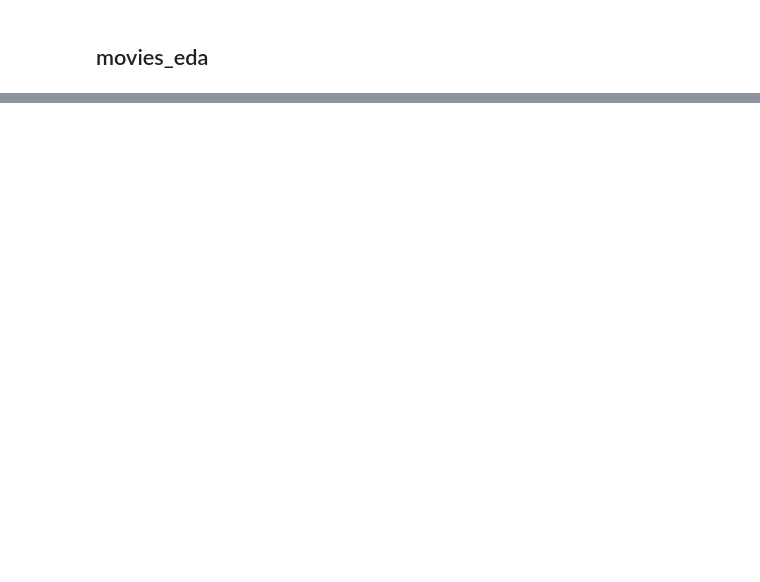
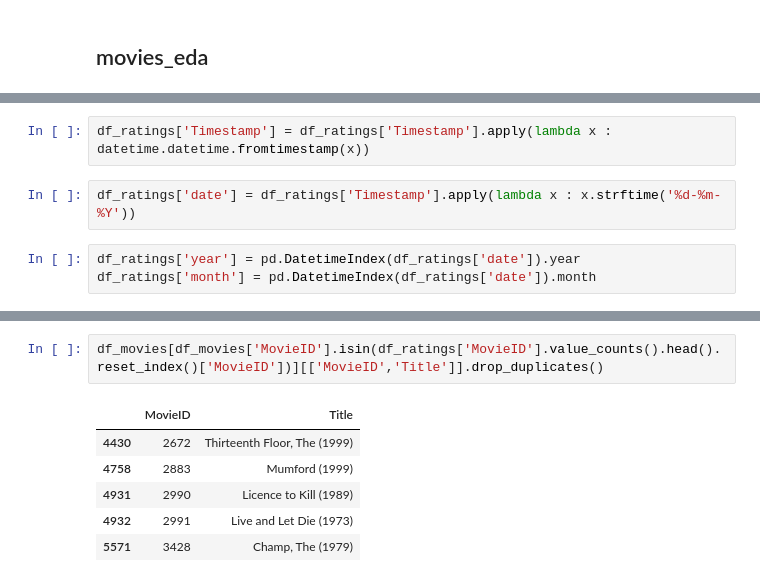
Before and after one commit to anidec25/Linear-Regression, a Jupyter notebook: Recommender System/zee_casestudy.ipynb, the cells around one changed output, grey strips where cells are left out. Saved outputs shown, nothing was run; the diff lists cells and outputs as text; blank space fills up the shorter version.

```diff
--- a/Recommender System/zee_casestudy.ipynb
+++ b/Recommender System/zee_casestudy.ipynb
@@ -291,0 +438,7 @@ df_movies['Title'].reset_index()
+# %%
+df_ratings['Timestamp'] = df_ratings['Timestamp'].apply(lambda x : datetime.datetime.fromtimestamp(x))
+# %%
+df_ratings['date'] = df_ratings['Timestamp'].apply(lambda x : x.strftime('%d-%m-%Y'))
+# %%
+df_ratings['year'] = pd.DatetimeIndex(df_ratings['date']).year
+df_ratings['month'] = pd.DatetimeIndex(df_ratings['date']).month
@@ -291,0 +480,9 @@ df_movies['Title'].reset_index()
+# %%
+df_movies[df_movies['MovieID'].isin(df_ratings['MovieID'].value_counts().head().reset_index()['MovieID'])][['MovieID','Title']].drop_duplicates()
+# %% [output]
+|  | MovieID | Title |
+| 4430 | 2672 | Thirteenth Floor, The (1999) |
+| 4758 | 2883 | Mumford (1999) |
+| 4931 | 2990 | Licence to Kill (1989) |
+| 4932 | 2991 | Live and Let Die (1973) |
+| 5571 | 3428 | Champ, The (1979) |
```
Also changed, not shown: parts of 28 cells of this notebook.
